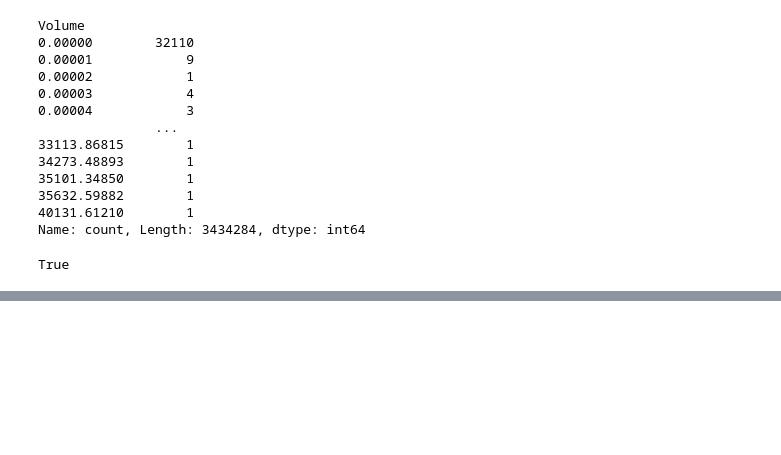
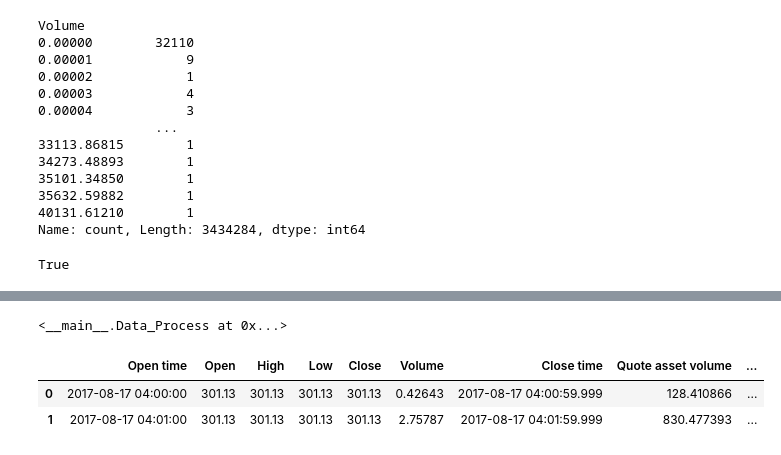
Before and after one commit to ikaromm/ETH_1min, a Jupyter notebook: EDA/00.ipynb, the cells around one changed output, grey strips where cells are left out. Saved outputs shown, nothing was run; the diff lists cells and outputs as text; code cells hidden in the pictures; blank space fills up the shorter version.

Commit message:
Add DataProcess Features

```diff
--- a/EDA/00.ipynb
+++ b/EDA/00.ipynb
@@ -160,0 +220,10 @@ True
+# %%
+t
+# %% [output]
+<__main__.Data_Process at 0x...>
+# %%
+df.head(2)
+# %% [output]
+|  | Open time | Open | High | Low | Close | Volume | Close time | Quote asset volume | ... |
+| 0 | 2017-08-17 04:00:00 | 301.13 | 301.13 | 301.13 | 301.13 | 0.42643 | 2017-08-17 04:00:59.999 | 128.410866 | ... |
+| 1 | 2017-08-17 04:01:00 | 301.13 | 301.13 | 301.13 | 301.13 | 2.75787 | 2017-08-17 04:01:59.999 | 830.477393 | ... |
```
Also changed, not shown: parts of 3 cells of this notebook, 3 other files.
